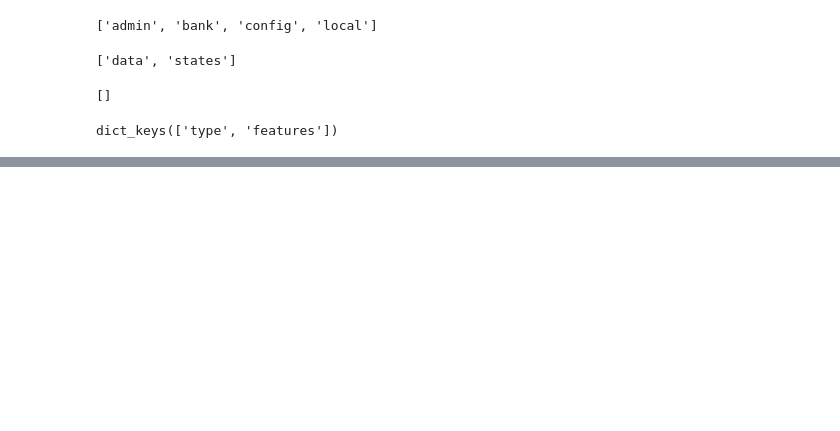
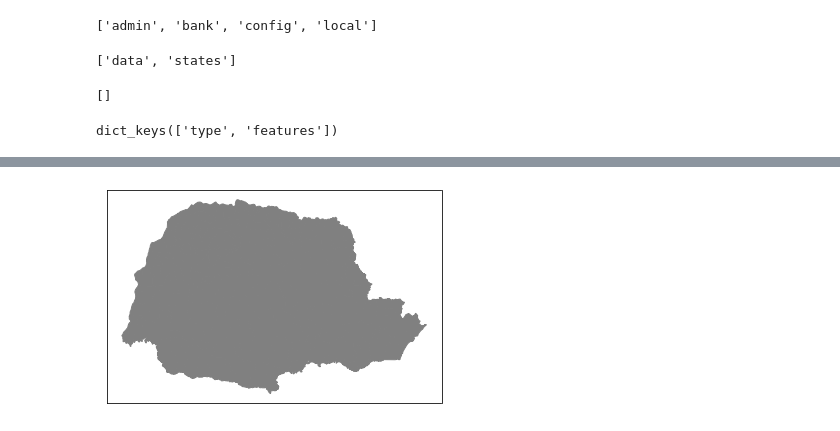
Before and after one commit to Perez-Amanda/Banco_de_Dados-A2, a Jupyter notebook: migrations.ipynb, the cells around one changed output, grey strips where cells are left out. Cells and saved outputs as stored; diff of their text form; code cells hidden in the pictures; blank space fills up the shorter version.

Commit message:
preparação de dados e testando o geopandas

```diff
--- a/migrations.ipynb
+++ b/migrations.ipynb
@@ -66,0 +86,8 @@ for i in range(len(data['features'])):
+# %%
+#Testando o geopandas
+
+data, states = db.data, db.states
+dados = gpd.GeoDataFrame(list(data.find()))
+
+dados_json = list(data.find())
+print('Dados: \n', dados.head(),'\n \n--------------------- \n\nEstados:\n', estados.head())
@@ -66,0 +112,7 @@ for i in range(len(data['features'])):
+# %%
+parsed_data = [[item['properties']['id'],
+                item['properties']['name'],
+                item['properties']['description'],
+                Polygon(item['geometry']['coordinates'][0])] for item in dados_json]
+dados = gpd.GeoDataFrame(data=parsed_data, columns=['id', 'name', 'description', 'geometry'])
+print(dados.head())
@@ -66,0 +133,5 @@ for i in range(len(data['features'])):
+# %%
+dados['uf_code'] = dados['id'].map(str)
+for i in range (0, dados['id'].size):
+    dados.loc[i,'uf_code'] = int(dados['uf_code'].iloc[i][:2])
+dados.head()
@@ -66,0 +145,19 @@ for i in range(len(data['features'])):
+# %%
+def plot_map(cor, estado=None):
+    if estado == None:
+        dados.plot(color=cor,  edgecolor=cor)
+        plt.xticks(())
+        plt.yticks(())
+        plt.show()
+    else:
+        uf = estados[estados.name == estado]['value'].values[0]
+        a = dados[dados.uf_code == uf].plot(color=cor, edgecolor=cor)
+        plt.xticks(())
+        plt.yticks(())
+        plt.show()
+# %%
+estado = "Paraná"
+cor = "grey"
+plot_map(cor, estado)
+# %% [output]
+[figure, added]
```
Also changed, not shown: parts of 8 cells of this notebook.
